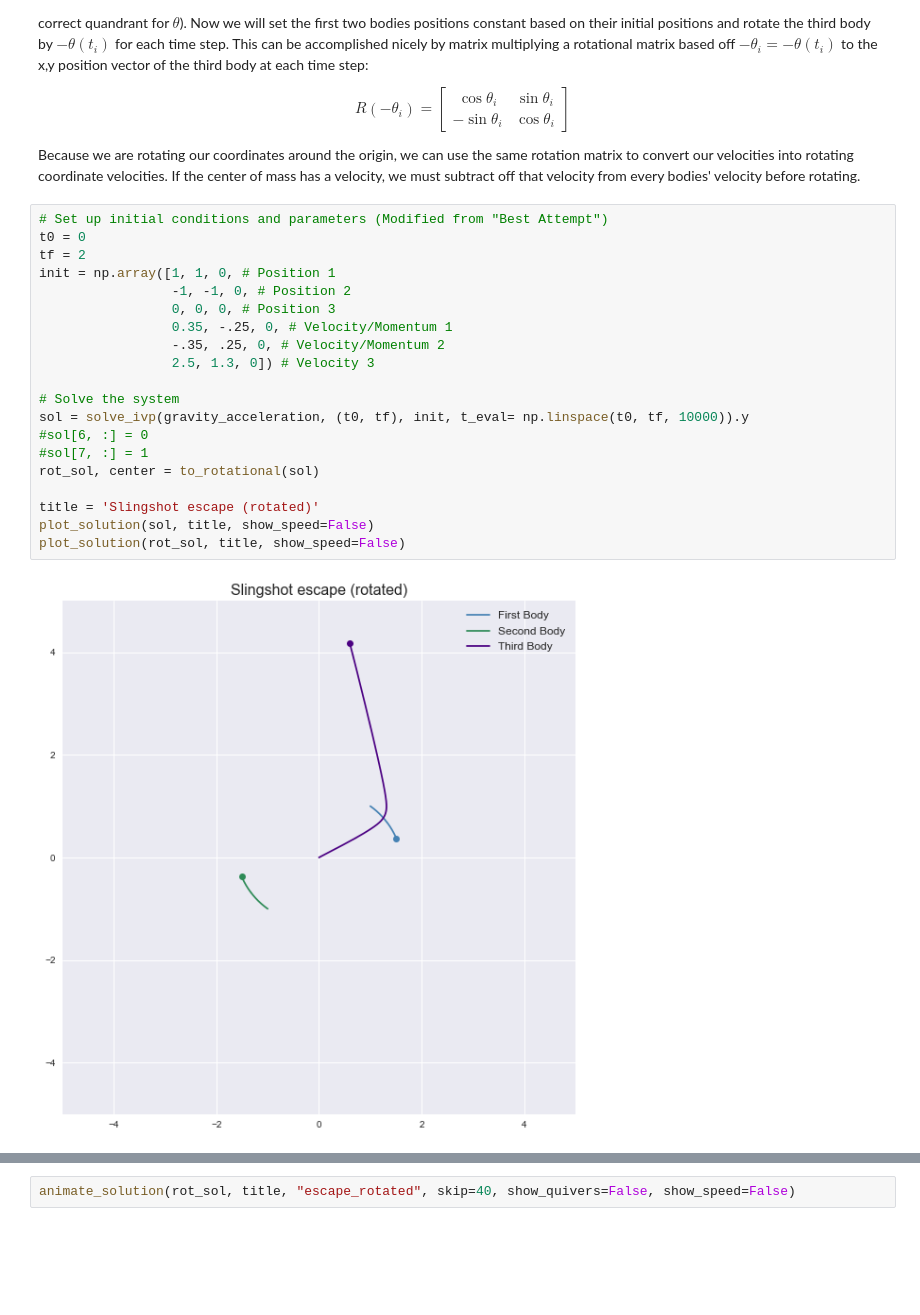
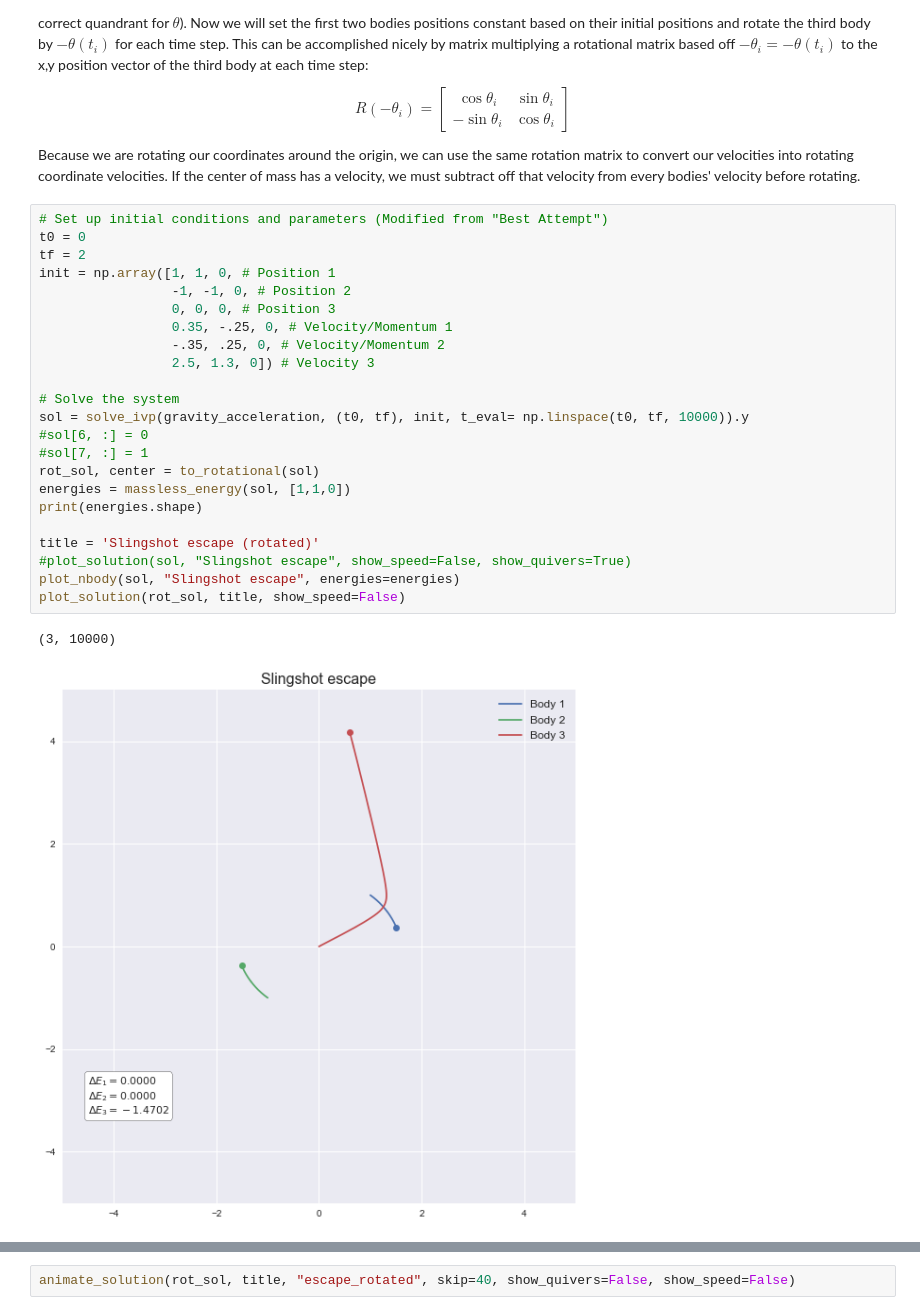
Before and after one commit to samcochran/optimal-spacecraft-control, a Jupyter notebook: Code/Caleb.ipynb, the cells around one changed output, grey strips where cells are left out. Drawn from its saved outputs; the diff is of its cells as text; blank space fills up the shorter version.

```diff
--- a/Code/Caleb.ipynb
+++ b/Code/Caleb.ipynb
@@ -46,23 +47,27 @@ Because we are rotating our coordinates around the origin, we can use the same r
 # %%
 # Set up initial conditions and parameters (Modified from "Best Attempt")
 t0 = 0
 tf = 2
 init = np.array([1, 1, 0, # Position 1
                  -1, -1, 0, # Position 2
                  0, 0, 0, # Position 3
                  0.35, -.25, 0, # Velocity/Momentum 1
                  -.35, .25, 0, # Velocity/Momentum 2
                  2.5, 1.3, 0]) # Velocity 3
 
 # Solve the system
 sol = solve_ivp(gravity_acceleration, (t0, tf), init, t_eval= np.linspace(t0, tf, 10000)).y
 #sol[6, :] = 0
 #sol[7, :] = 1
 rot_sol, center = to_rotational(sol)
+energies = massless_energy(sol, [1,1,0])
+print(energies.shape)
 
 title = 'Slingshot escape (rotated)'
-plot_solution(sol, title, show_speed=False)
+#plot_solution(sol, "Slingshot escape", show_speed=False, show_quivers=True)
+plot_nbody(sol, "Slingshot escape", energies=energies)
 plot_solution(rot_sol, title, show_speed=False)
 # %% [output]
+(3, 10000)
-[figure, old version]
+[figure, new version]
 [figure]
```
Also changed, not shown: parts of 5 cells of this notebook.
